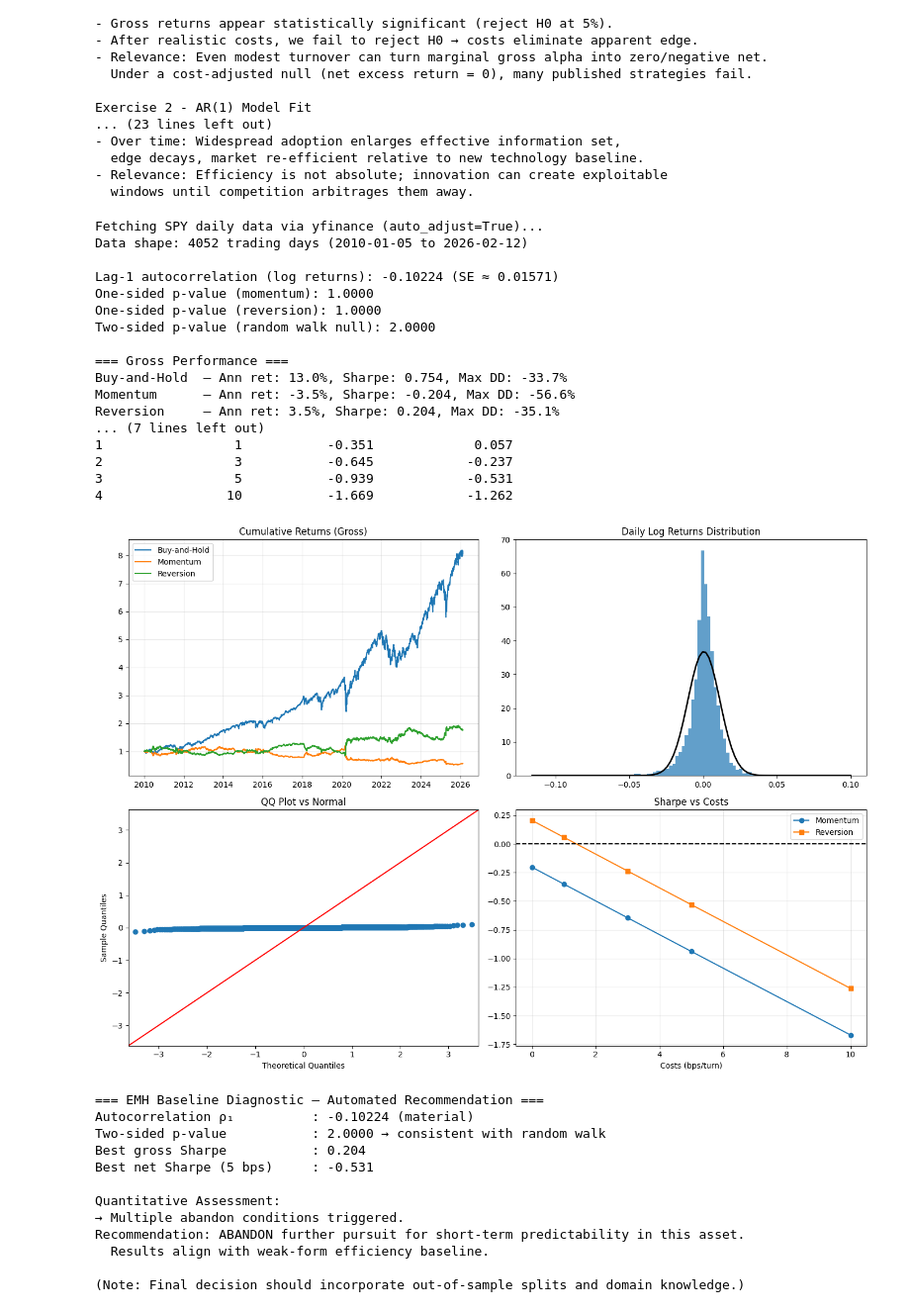
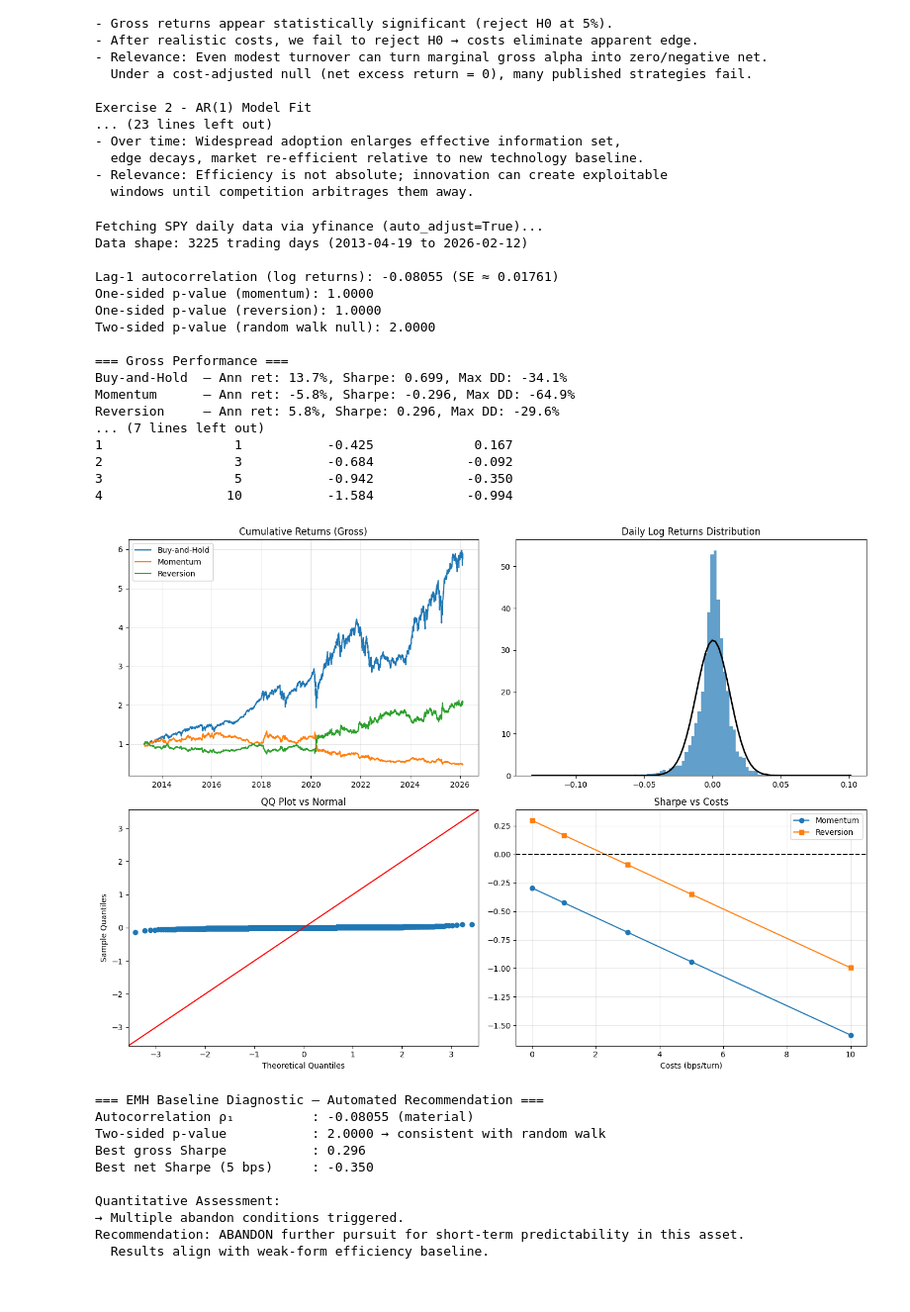
Before and after one commit to meacreatio/tpq, a Jupyter notebook: week5/paat_1.ipynb, the cells around one changed output. Shown at 99% size. Drawn from its saved outputs; the diff is of its cells as text; code cells hidden in the pictures.

Commit message:
use MTUM for EMH example

```diff
--- a/week5/paat_1.ipynb
+++ b/week5/paat_1.ipynb
@@ -638,7 +638,7 @@ import statsmodels.api as sm
 # =============================================================================
 
 print("Fetching SPY daily data via yfinance (auto_adjust=True)...")
-df = yf.download('SPY', start='2010-01-01', auto_adjust=True, progress=False)
+df = yf.download('MTUM', start='2010-01-01', auto_adjust=True, progress=False)
 
 if 'Close' not in df.columns:
     raise ValueError(f"Expected 'Close' column not found. Columns: {df.columns.tolist()}")
@@ -798,55 +798,53 @@ if clear_rejection:
 print(f"Autocorrelation ρ₁          : {rho:+.5f} ({'material' if material_rho else 'trivial'})")
 print(f"Two-sided p-value           : {p_two_sided:.4f} → {'reject random walk' if p_two_sided < 0.05 else 'consistent with random walk'}")
 if clear_rejection:
     print(f"Directional evidence        : {'significant ' + direction}")
 print(f"Best gross Sharpe           : {max(sharpe_mom, sharpe_rev):.3f}")
 print(f"Best net Sharpe (5 bps)     : {best_net_5:.3f}")
 
 print("\nQuantitative Assessment:")
 if clear_rejection and net_strong:
     print("→ All strict quantitative thresholds MET.")
     print("Recommendation: PROGRESS to detailed strategy development.")
     print("  Strong evidence against EMH null with robust net performance.")
     print("  Next: verify sub-period robustness, parameter stability, and economic rationale.")
 elif p_two_sided > 0.10 or (not material_rho and not gross_respectable and not net_positive):
     print("→ Multiple abandon conditions triggered.")
     print("Recommendation: ABANDON further pursuit for short-term predictability in this asset.")
     print("  Results align with weak-form efficiency baseline.")
 else:
     print("→ Mixed/inconclusive signals.")
     print("Recommendation: CAUTIOUS REVIEW.")
     print("  Marginal evidence at best; likely noise. Consider longer horizons or alternative features.")
 # %% [output]
 Fetching SPY daily data via yfinance (auto_adjust=True)...
-Data shape: 4052 trading days (2010-01-05 to 2026-02-12)
+Data shape: 3225 trading days (2013-04-19 to 2026-02-12)
 
-Lag-1 autocorrelation (log returns): -0.10224 (SE ≈ 0.01571)
+Lag-1 autocorrelation (log returns): -0.08055 (SE ≈ 0.01761)
 One-sided p-value (momentum): 1.0000
 One-sided p-value (reversion): 1.0000
 Two-sided p-value (random walk null): 2.0000
 
 === Gross Performance ===
-Buy-and-Hold  – Ann ret: 13.0%, Sharpe: 0.754, Max DD: -33.7%
-Momentum      – Ann ret: -3.5%, Sharpe: -0.204, Max DD: -56.6%
-Reversion     – Ann ret: 3.5%, Sharpe: 0.204, Max DD: -35.1%
+Buy-and-Hold  – Ann ret: 13.7%, Sharpe: 0.699, Max DD: -34.1%
+Momentum      – Ann ret: -5.8%, Sharpe: -0.296, Max DD: -64.9%
+Reversion     – Ann ret: 5.8%, Sharpe: 0.296, Max DD: -29.6%
 ... (7 lines left out)
-1                 1           -0.351             0.057
-2                 3           -0.645            -0.237
-3                 5           -0.939            -0.531
-4                10           -1.669            -1.262
+1                 1           -0.425             0.167
+2                 3           -0.684            -0.092
+3                 5           -0.942            -0.350
+4                10           -1.584            -0.994
-[figure, old version]
+[figure, new version]
 === EMH Baseline Diagnostic – Automated Recommendation ===
-Autocorrelation ρ₁          : -0.10224 (material)
+Autocorrelation ρ₁          : -0.08055 (material)
 Two-sided p-value           : 2.0000 → consistent with random walk
-Best gross Sharpe           : 0.204
-Best net Sharpe (5 bps)     : -0.531
+Best gross Sharpe           : 0.296
+Best net Sharpe (5 bps)     : -0.350
 
 Quantitative Assessment:
 → Multiple abandon conditions triggered.
 Recommendation: ABANDON further pursuit for short-term predictability in this asset.
   Results align with weak-form efficiency baseline.
-
-(Note: Final decision should incorporate out-of-sample splits and domain knowledge.)
 # %%
 """
 Python & AI for Algorithmic Trading - Interview-Style Questions (Part I)
```
